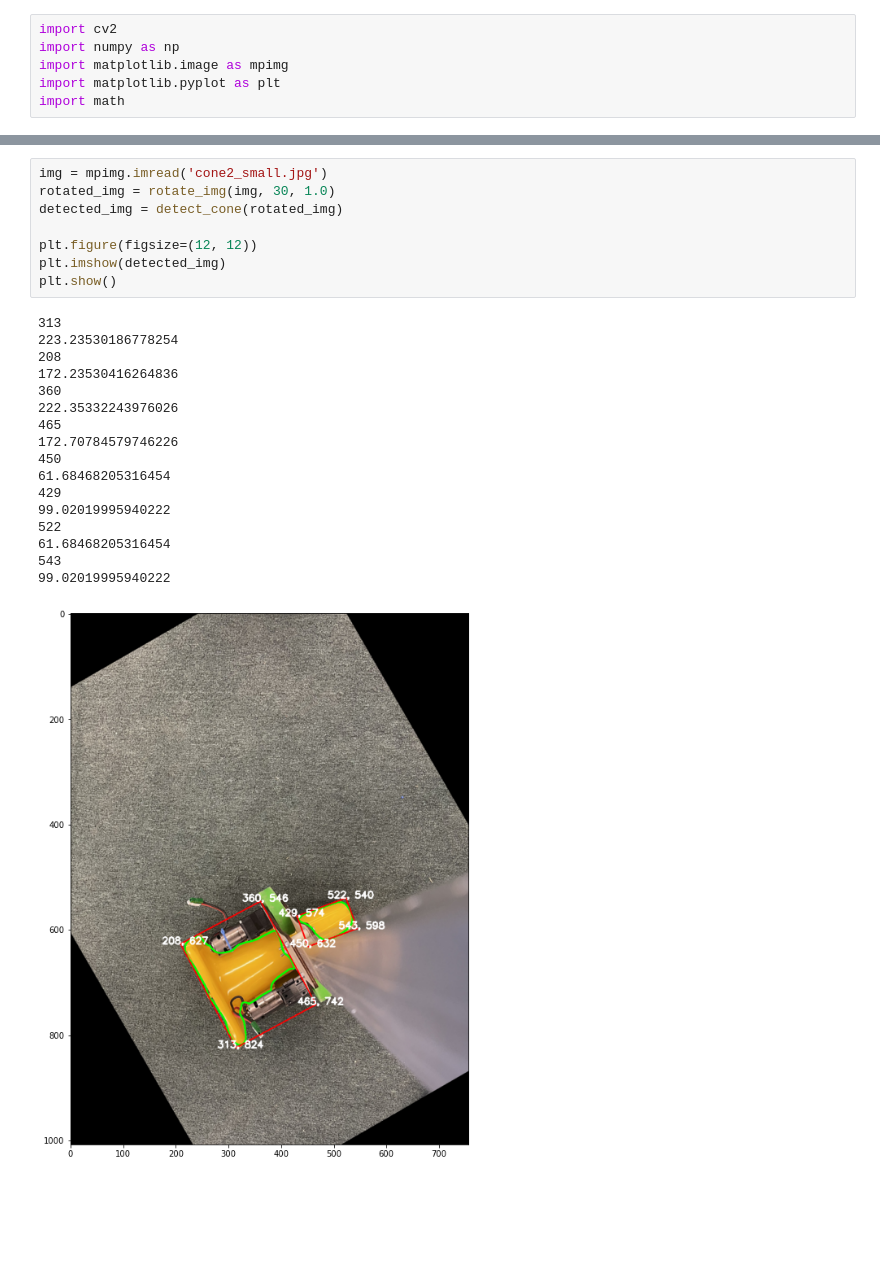
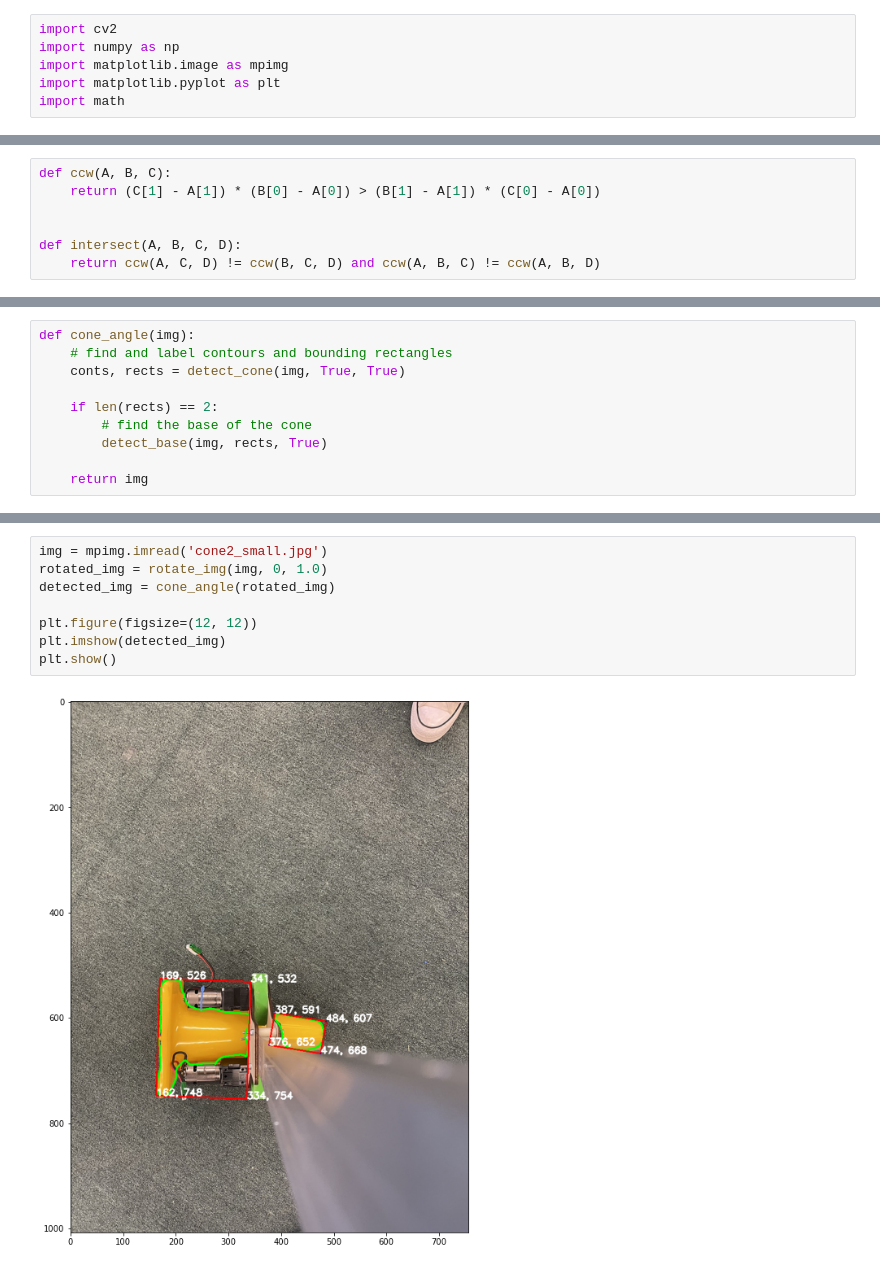
Before and after one commit to tlu21545/visionTest, a Jupyter notebook: detect_object.ipynb, the cells around one changed output, grey strips where cells are left out. Drawn from its saved outputs; the diff is of its cells as text; blank space fills up the shorter version.

```diff
--- a/detect_object.ipynb
+++ b/detect_object.ipynb
@@ -135,0 +7,7 @@ def detect_cone(img, low_thresh=np.array([90, 150, 150]), high_thresh=np.array([
+# %%
+def ccw(A, B, C):
+    return (C[1] - A[1]) * (B[0] - A[0]) > (B[1] - A[1]) * (C[0] - A[0])
+
+
+def intersect(A, B, C, D):
+    return ccw(A, C, D) != ccw(B, C, D) and ccw(A, B, C) != ccw(A, B, D)
@@ -135,0 +86,10 @@ def detect_cone(img, low_thresh=np.array([90, 150, 150]), high_thresh=np.array([
+# %%
+def cone_angle(img):
+    # find and label contours and bounding rectangles
+    conts, rects = detect_cone(img, True, True)
+
+    if len(rects) == 2:
+        # find the base of the cone
+        detect_base(img, rects, True)
+
+    return img
@@ -136,26 +266,10 @@ def detect_cone(img, low_thresh=np.array([90, 150, 150]), high_thresh=np.array([
 # %%
 img = mpimg.imread('cone2_small.jpg')
-rotated_img = rotate_img(img, 30, 1.0)
-detected_img = detect_cone(rotated_img)
+rotated_img = rotate_img(img, 0, 1.0)
+detected_img = cone_angle(rotated_img)
 
 plt.figure(figsize=(12, 12))
 plt.imshow(detected_img)
 plt.show()
 # %% [output]
-313
-223.23530186778254
-208
-172.23530416264836
-360
-222.35332243976026
-465
-172.70784579746226
-450
-61.68468205316454
-429
-99.02019995940222
-522
-61.68468205316454
-543
-99.02019995940222
-[figure, old version]
+[figure, new version]
```
Also changed, not shown: parts of 5 cells of this notebook.
